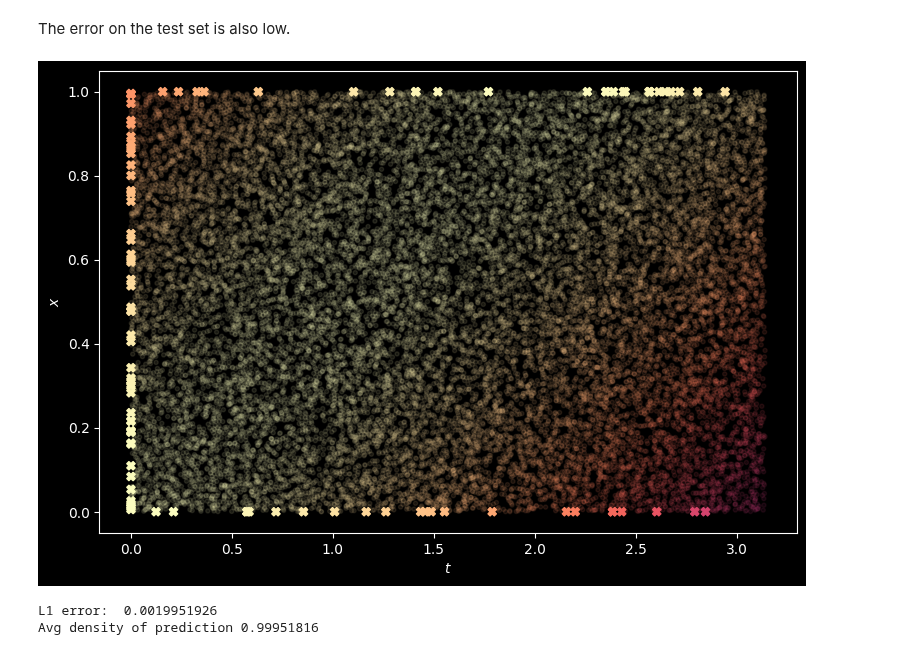
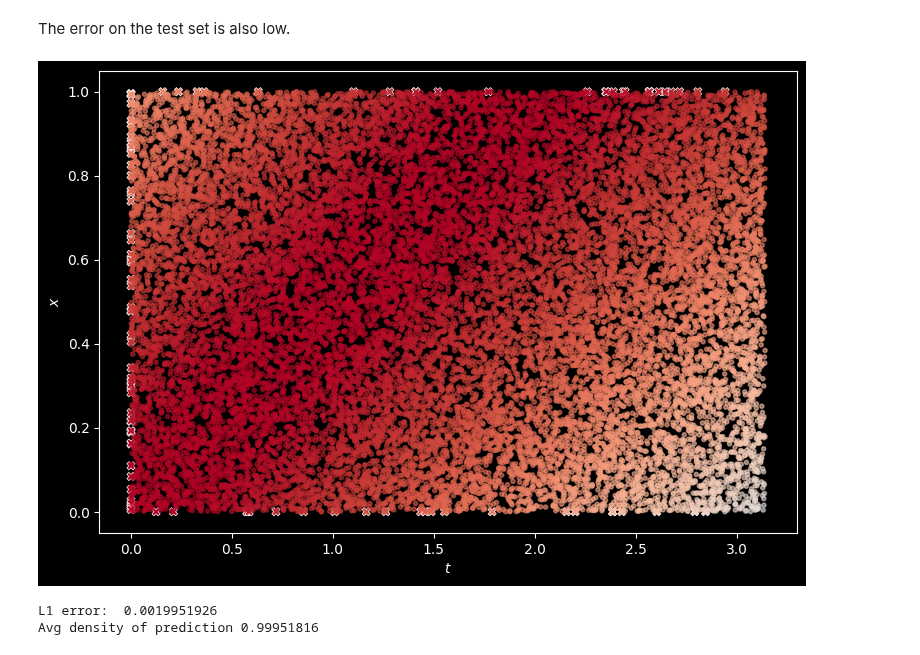
Before and after one commit to KunkelAlexander/pinn-tensorflow, a Jupyter notebook: linear_schroedinger_1d.ipynb, the cells around one changed output. Drawn from its saved outputs; the diff is of its cells as text; code cells hidden in the pictures.

Commit message:
Add all continuous plots

```diff
--- a/linear_schroedinger_1d.ipynb
+++ b/linear_schroedinger_1d.ipynb
@@ -629,20 +626,21 @@ The error on the test set is also low.
 # %%
 fig = plt.figure(figsize=(9,6))
 t_total = tf.concat([t_collocation, t_test], axis=0)
 x_total = tf.concat([x_collocation, x_test], axis=0)
 xt_total = tf.concat([x_total, t_total], axis=1)
 psi_total_ana  = psi(x_total, t_total)
 psi_total_pred = model(xt_total)
 
-plt.scatter(t_initial,     x_initial,     c=get_real(psi_initial),  marker='X', vmin=-1, vmax=1)
-plt.scatter(t_boundary,    x_boundary,    c=get_real(psi_boundary), marker='X', vmin=-1, vmax=1)
-plt.scatter(t_total, x_total, c=get_real(psi_total_pred), vmin=-1, vmax=1, marker='.', alpha=0.1)
+kw = dict(vmin=-1, vmax=1, cmap='coolwarm')
+plt.scatter(t_initial,     x_initial,     c=get_real(psi_initial),    marker='X', edgecolors='white', linewidths=0.5, **kw)
+plt.scatter(t_boundary,    x_boundary,    c=get_real(psi_boundary),   marker='X', edgecolors='white', linewidths=0.5, **kw)
+plt.scatter(t_total, x_total,             c=get_real(psi_total_pred), marker='.', alpha=0.6, **kw)
 plt.xlabel(r'$t$')
 plt.ylabel(r'$x$')
-save('15_pred_test_points')
+save('continuous_15_pred_test_points')
 plt.show()
 # %% [output]
-[figure, old version]
+[figure, new version]
 # %%
 # Set up meshgrid
 xlin   = np.linspace(xl, xr, n_linear)
```
Also changed, not shown: parts of 8 cells of this notebook, 25 other files.
